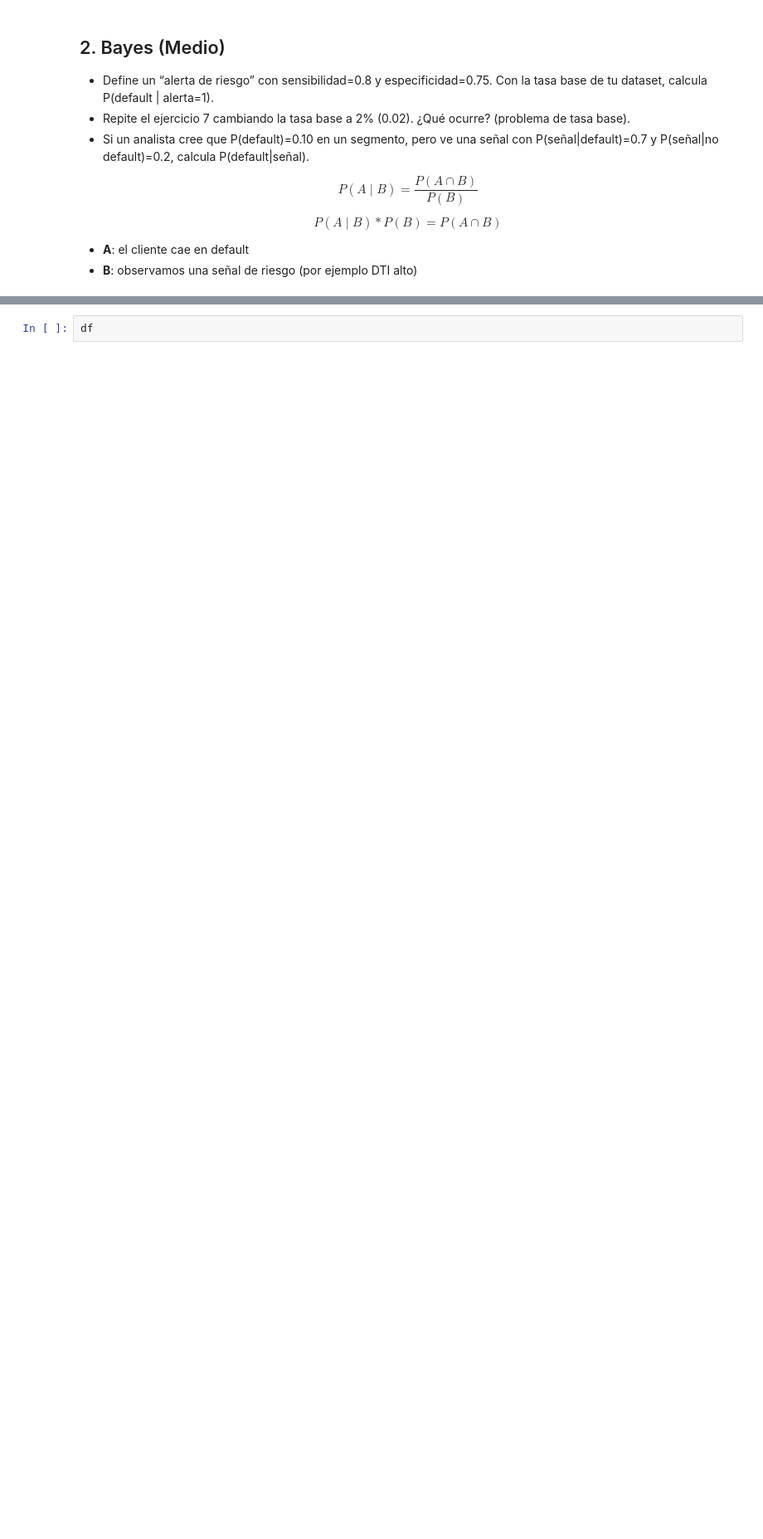
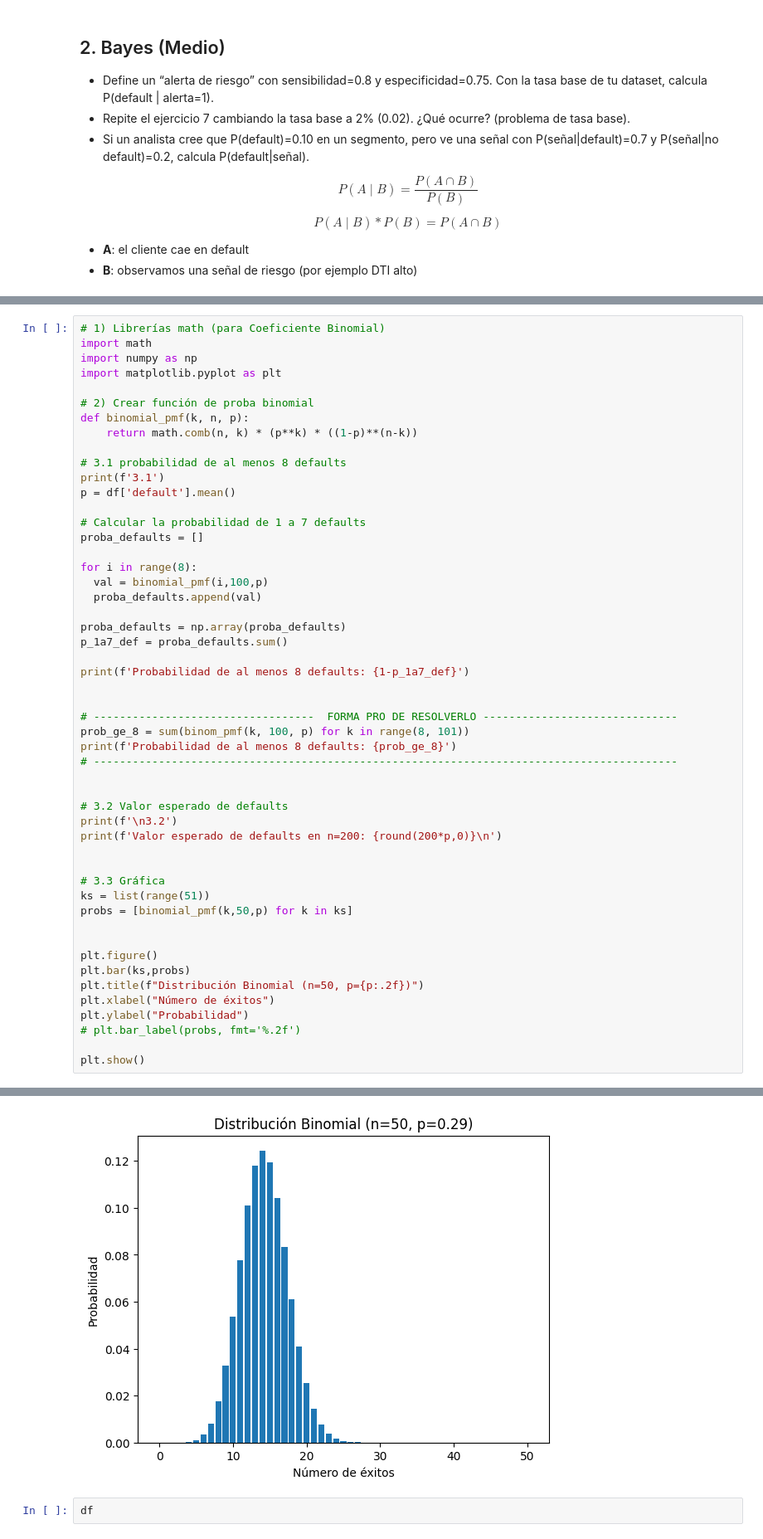
Before and after one commit to AxisAngeles/Smart_Data_DS_AI, a Jupyter notebook: S07_Estadistica_para_Modelos_Estadisticos.ipynb, the cells around one changed output, grey strips where cells are left out. Shown at 83% size. Cells and saved outputs as stored; diff of their text form; blank space fills up the shorter version.

```diff
--- a/S07_Estadistica_para_Modelos_Estadisticos.ipynb
+++ b/S07_Estadistica_para_Modelos_Estadisticos.ipynb
@@ -677,0 +713,52 @@ BAYES: Prob de default, dada la alerta: 0.5609939643389185
+# %%
+# 1) Librerías math (para Coeficiente Binomial)
+import math
+import numpy as np
+import matplotlib.pyplot as plt
+
+# 2) Crear función de proba binomial
+def binomial_pmf(k, n, p):
+    return math.comb(n, k) * (p**k) * ((1-p)**(n-k))
+
+# 3.1 probabilidad de al menos 8 defaults
+print(f'3.1')
+p = df['default'].mean()
+
+# Calcular la probabilidad de 1 a 7 defaults
+proba_defaults = []
+
+for i in range(8):
+  val = binomial_pmf(i,100,p)
+  proba_defaults.append(val)
+
+proba_defaults = np.array(proba_defaults)
+p_1a7_def = proba_defaults.sum()
+
+print(f'Probabilidad de al menos 8 defaults: {1-p_1a7_def}')
+
+
+# ----------------------------------  FORMA PRO DE RESOLVERLO ------------------------------
+prob_ge_8 = sum(binom_pmf(k, 100, p) for k in range(8, 101))
+print(f'Probabilidad de al menos 8 defaults: {prob_ge_8}')
+# ------------------------------------------------------------------------------------------
+
+
+# 3.2 Valor esperado de defaults
+print(f'\n3.2')
+print(f'Valor esperado de defaults en n=200: {round(200*p,0)}\n')
+
+
+# 3.3 Gráfica
+ks = list(range(51))
+probs = [binomial_pmf(k,50,p) for k in ks]
+
+
+plt.figure()
+plt.bar(ks,probs)
+plt.title(f"Distribución Binomial (n=50, p={p:.2f})")
+plt.xlabel("Número de éxitos")
+plt.ylabel("Probabilidad")
+# plt.bar_label(probs, fmt='%.2f')
+
+plt.show()
+# %% [output]
@@ -678,3 +771,4 @@ BAYES: Prob de default, dada la alerta: 0.5609939643389185
+[figure, added]
 # %%
 df
 # %% [output]
```
Also changed, not shown: parts of 4 cells of this notebook.
